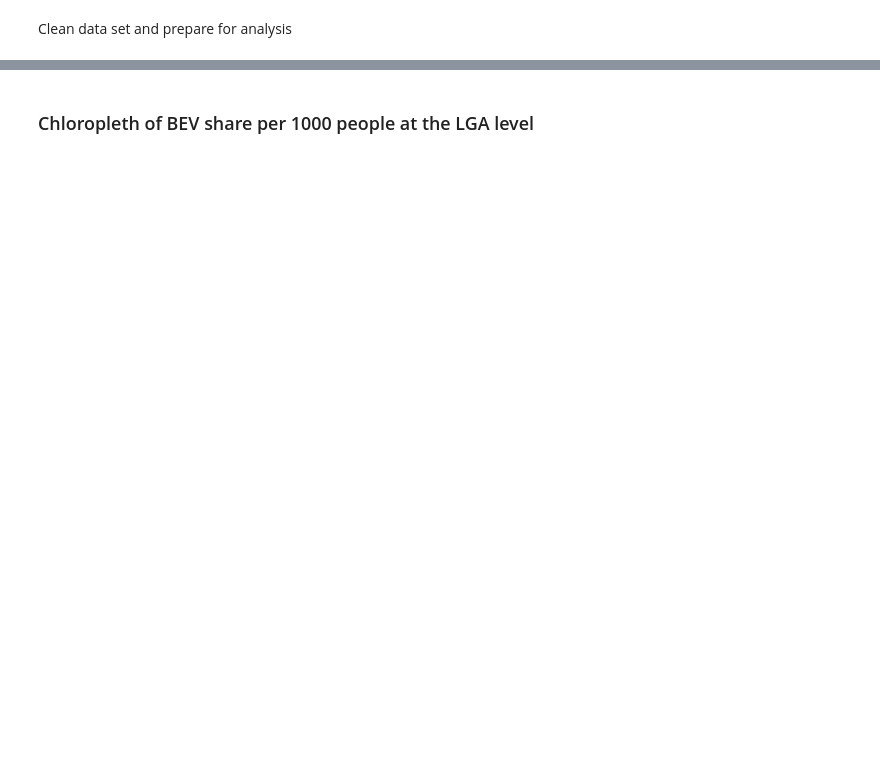
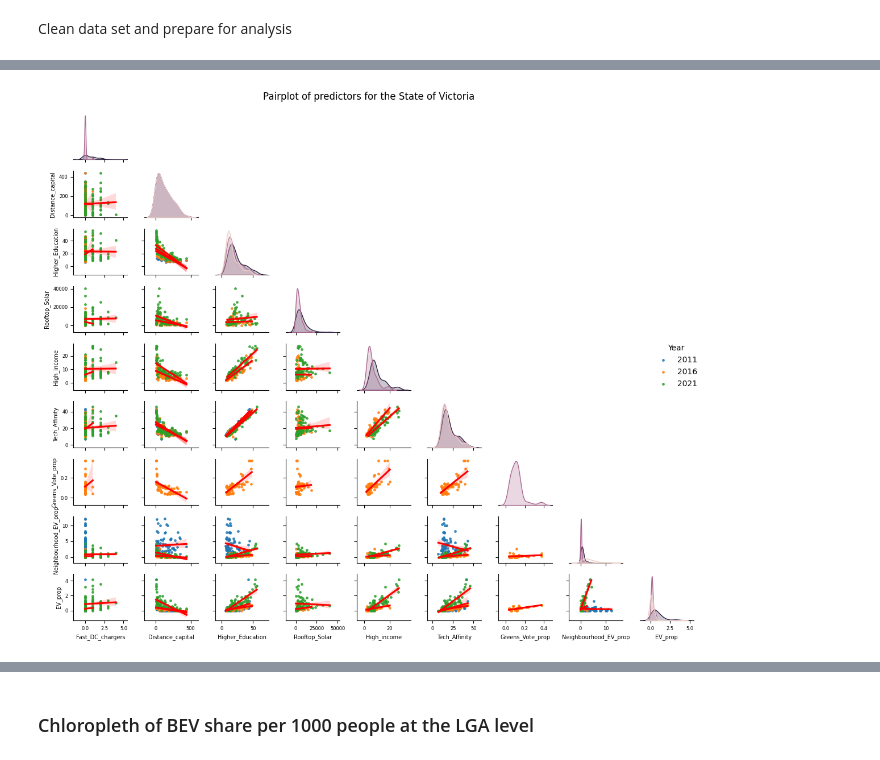
Before and after one commit to MarkStephens060482/forecasting_BEV_adoption_LGA, a Jupyter notebook: Uptake_of_Electric_Vehicles_EDA.ipynb, the cells around one changed output, grey strips where cells are left out. Cells and saved outputs as stored; diff of their text form; code cells hidden in the pictures; blank space fills up the shorter version.

```diff
--- a/Uptake_of_Electric_Vehicles_EDA.ipynb
+++ b/Uptake_of_Electric_Vehicles_EDA.ipynb
@@ -163,0 +303,40 @@ Official Name State, LGA_name, Electoral Rating, Electric, Total, EV_prop
+# %%
+State = "Victoria"
+Years_of_interest = [2011,2016,2021]
+Analytical_filtered_df = Analytical_df[(Analytical_df['Official Name State']== State)&(Analytical_df['Year'].isin(Years_of_interest))]
+# Remove Official State Name
+Analytical_filtered_df = Analytical_filtered_df.drop(columns = ['Official Name State'])
+cols = Analytical_filtered_df.columns.tolist()
+cols.append(cols.pop(cols.index('EV_prop')))
+dimensions = Analytical_filtered_df[cols]
+
+# Reset the index to ensure unique labels for the 'Year' column
+dimensions = dimensions.reset_index(drop=True)
+
+# Create a figure and an axis
+pplot = sns.pairplot(dimensions,
+                     diag_kind = 'kde',
+                     kind = 'reg',
+                     hue = 'Year',
+                     plot_kws = {'line_kws':{'color':'red'},
+                                 'scatter_kws': {'s':6}
+                                 },
+                     corner = True,
+                     height = 1.1,
+                     aspect = 1.1)
+# Reduce font size of the facet labels
+for ax in pplot.axes.flatten():
+  if ax == None:
+    continue
+  ax.set_xlabel(ax.get_xlabel(), fontsize=7)
+  ax.set_ylabel(ax.get_ylabel(), fontsize=7)
+  ax.tick_params(axis='both', which='major', labelsize=6)
+
+# Adjust the layout to make room for the title
+plt.subplots_adjust(top=0.95)
+# Add a title
+pplot.fig.suptitle(f'Pairplot of predictors for the State of {State}', y=0.99, fontsize=12)
+plt.tight_layout()
+plt.show()
+# %% [output]
+[figure, added]
```
Also changed, not shown: parts of 19 cells of this notebook.
